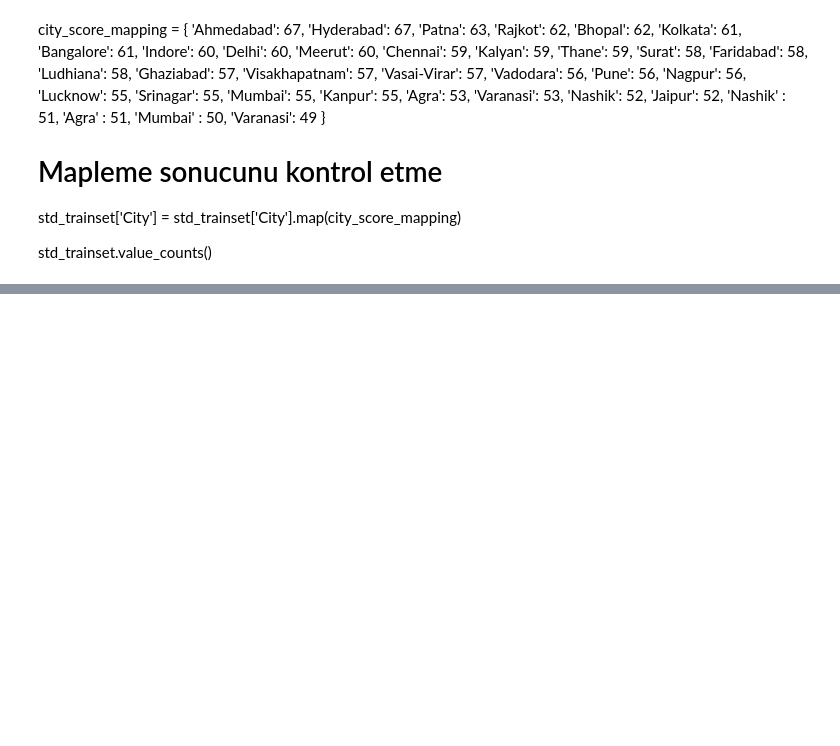
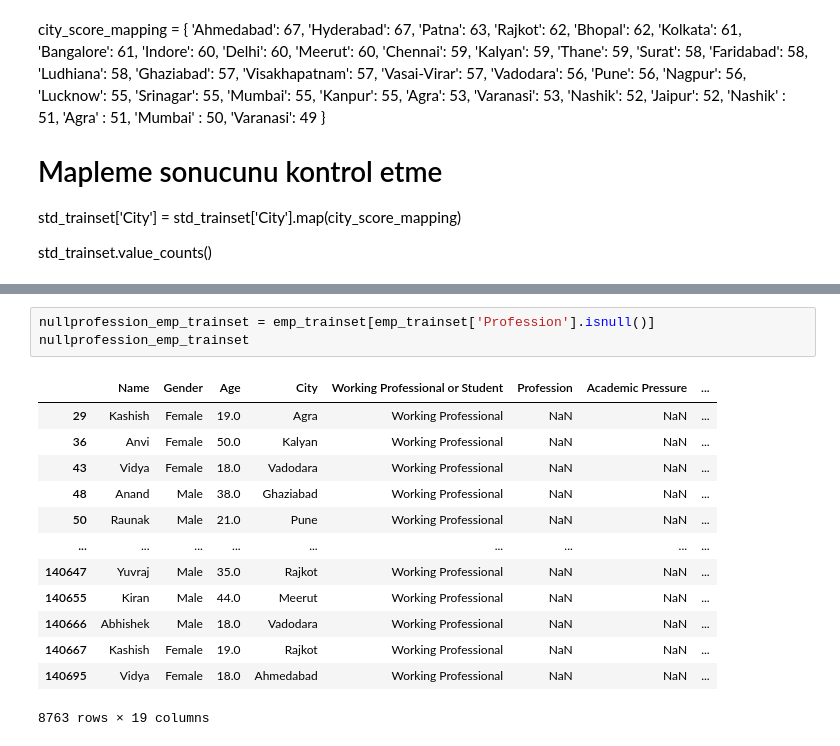
Before and after one commit to mutuceng/depression-risk-classification, a Jupyter notebook: Backend/ML/data_prep.ipynb, the cells around one changed output, grey strips where cells are left out. Cells and saved outputs as stored; diff of their text form; blank space fills up the shorter version.

```diff
--- a/Backend/ML/data_prep.ipynb
+++ b/Backend/ML/data_prep.ipynb
@@ -1374,0 +1410,17 @@ std_trainset.sample(5)
+# %%
+nullprofession_emp_trainset = emp_trainset[emp_trainset['Profession'].isnull()]
+nullprofession_emp_trainset
+# %% [output]
+|  | Name | Gender | Age | City | Working Professional or Student | Profession | Academic Pressure | ... |
+| 29 | Kashish | Female | 19.0 | Agra | Working Professional | NaN | NaN | ... |
+| 36 | Anvi | Female | 50.0 | Kalyan | Working Professional | NaN | NaN | ... |
+| 43 | Vidya | Female | 18.0 | Vadodara | Working Professional | NaN | NaN | ... |
+| 48 | Anand | Male | 38.0 | Ghaziabad | Working Professional | NaN | NaN | ... |
+| 50 | Raunak | Male | 21.0 | Pune | Working Professional | NaN | NaN | ... |
+| ... | ... | ... | ... | ... | ... | ... | ... | ... |
+| 140647 | Yuvraj | Male | 35.0 | Rajkot | Working Professional | NaN | NaN | ... |
+| 140655 | Kiran | Male | 44.0 | Meerut | Working Professional | NaN | NaN | ... |
+| 140666 | Abhishek | Male | 18.0 | Vadodara | Working Professional | NaN | NaN | ... |
+| 140667 | Kashish | Female | 19.0 | Rajkot | Working Professional | NaN | NaN | ... |
+| 140695 | Vidya | Female | 18.0 | Ahmedabad | Working Professional | NaN | NaN | ... |
+8763 rows × 19 columns
```
Also changed, not shown: parts of 98 cells of this notebook.
